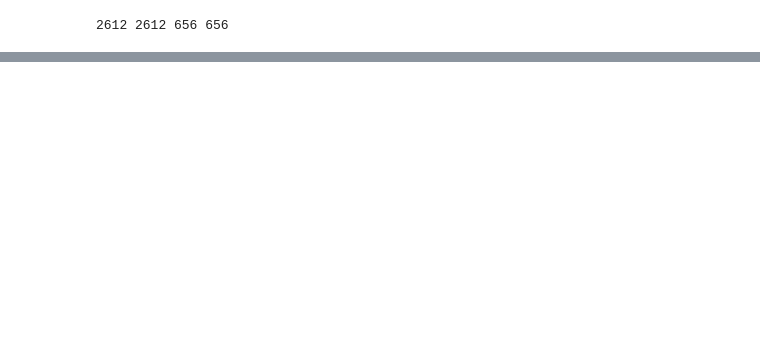
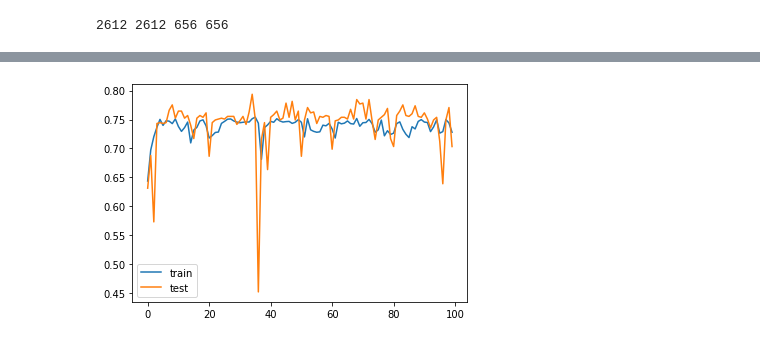
Before and after one commit to Prakface/Practice, a Jupyter notebook: Using_keras_for_prediction_for_our_core_main_heuristic.ipynb, the cells around one changed output, grey strips where cells are left out. Cells and saved outputs as stored; diff of their text form; code cells hidden in the pictures; blank space fills up the shorter version.

```diff
--- a/Using_keras_for_prediction_for_our_core_main_heuristic.ipynb
+++ b/Using_keras_for_prediction_for_our_core_main_heuristic.ipynb
@@ -748,0 +873,79 @@ Instructions for updating:
+# %%
+##Combining the data from present and previous training and testing data to use for our custom prediction
+
+##USING HARMONIC MEAN
+
+#first convert h
+
+#Training the model with this ORCHESTRATED DATASET,
+
+##With regularization and with precision and accuracy scores, classification report.and plots
+import matplotlib
+from matplotlib import pyplot
+
+import numpy as np
+from keras.models import Sequential
+from keras.layers import Dense
+from keras.regularizers import L1L2
+
+from sklearn.metrics import precision_recall_fscore_support
+from sklearn.metrics import classification_report
+"""
+Now, we Set up the logistic regression model with y_labels1 and  y_valid_labels1, the changed labels
+"""
+model = Sequential()
+feature_vector=new_X_tr[1] #(any row of training data set)
+model.add(Dense(2,  # output dim is 2, one score per each class
+                activation='softmax',
+                kernel_regularizer=L1L2(l1=0.0, l2=0.1),
+                input_dim=len(feature_vector)))  # input dimension = number of features your data has
+
+
+model.compile(optimizer='sgd',loss='categorical_crossentropy',metrics=['accuracy'])
+history=model.fit(new_X_tr, y_tr_labels, epochs=100, validation_data=(new_X_valid, y_valid_labels))
+
+
+y_pred1 = model.predict(new_X_pres_valid, batch_size=64, verbose=1)
+y_pred2 = model.predict(new_X_prev_valid, batch_size=64, verbose=1)
+
+#y_pred=(y_pred1+y_pred2)/2
+y_pred=(2*y_pred1*y_pred2)/(y_pred1 + y_pred2)
+y_pred_bool = np.argmax(y_pred, axis=1)
+
+'''
+shape_of_tmp1=y_tmp1.shape
+print("\n",  type(shape_of_tmp1), "\n Accessing shape tuple,dimension 1 (rows)= ", shape_of_tmp1[0], "\n dmension 2 (cols) = ", shape_of_tmp1[1])
+length=shape_of_tmp1[0]
+y_tmp2_modified=y_tmp2[0:length]
+
+y_pred=(2*y_tmp1*y_tmp2_modified)/(y_tmp1+y_tmp2_modified)
+#y_pred= (y_tmp1+y_tmp2_modified)/2
+y_pred_bool = np.argmax(y_pred, axis=1)
+
+'''
+print("\n Classification Report, \n", classification_report(new_y_pres_valid, y_pred_bool), "\n")
+#print("\n Classification Report, \n", classification_report(new_y_valid, y_pred_bool), "\n")
+
+
+print("\n Macro scores = \n")
+print(precision_recall_fscore_support(new_y_pres_valid, y_pred_bool, average='macro')) #computes accuracy for each label and then averages them, Doesn't take class imbalance into account
+#print(precision_recall_fscore_support(new_y_valid, y_pred_bool, average='macro')) #computes accuracy for each label and then averages them, Doesn't take class imbalance into account
+
+print("\n Micro Scores = \n")
+print(precision_recall_fscore_support(new_y_pres_valid, y_pred_bool, average='micro')) #computes accuracy at global level, not for each label.
+#print(precision_recall_fscore_support(new_y_valid, y_pred_bool, average='micro')) #computes accuracy at global level, not for each label.
+
+print("\n weighted Scores = \n")
+print(precision_recall_fscore_support(new_y_pres_valid, y_pred_bool, average='weighted'))#computes accuracy for each label and then does weighted average of them, considers support of each label
+
+#print(precision_recall_fscore_support(new_y_valid, y_pred_bool, average='weighted'))#computes accuracy for each label and then does weighted average of them, considers support of each label
+
+
+
+
+
+pyplot.plot(history.history['acc'], label='train')
+pyplot.plot(history.history['val_acc'], label='test')
+pyplot.legend()
+pyplot.show()
+# %% [output]
@@ -748,0 +969 @@ Instructions for updating:
+[figure, added]
```
Also changed, not shown: parts of 32 cells of this notebook.
